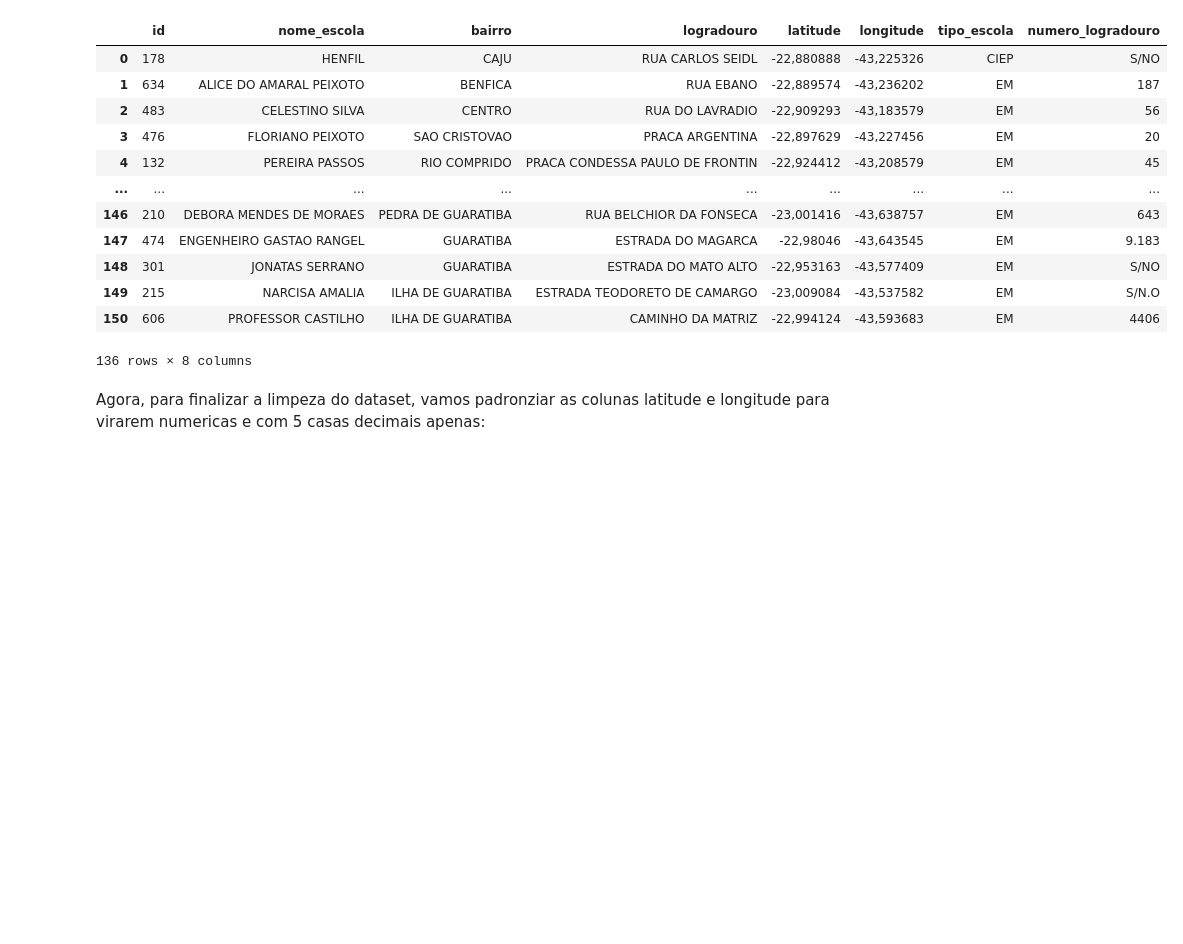
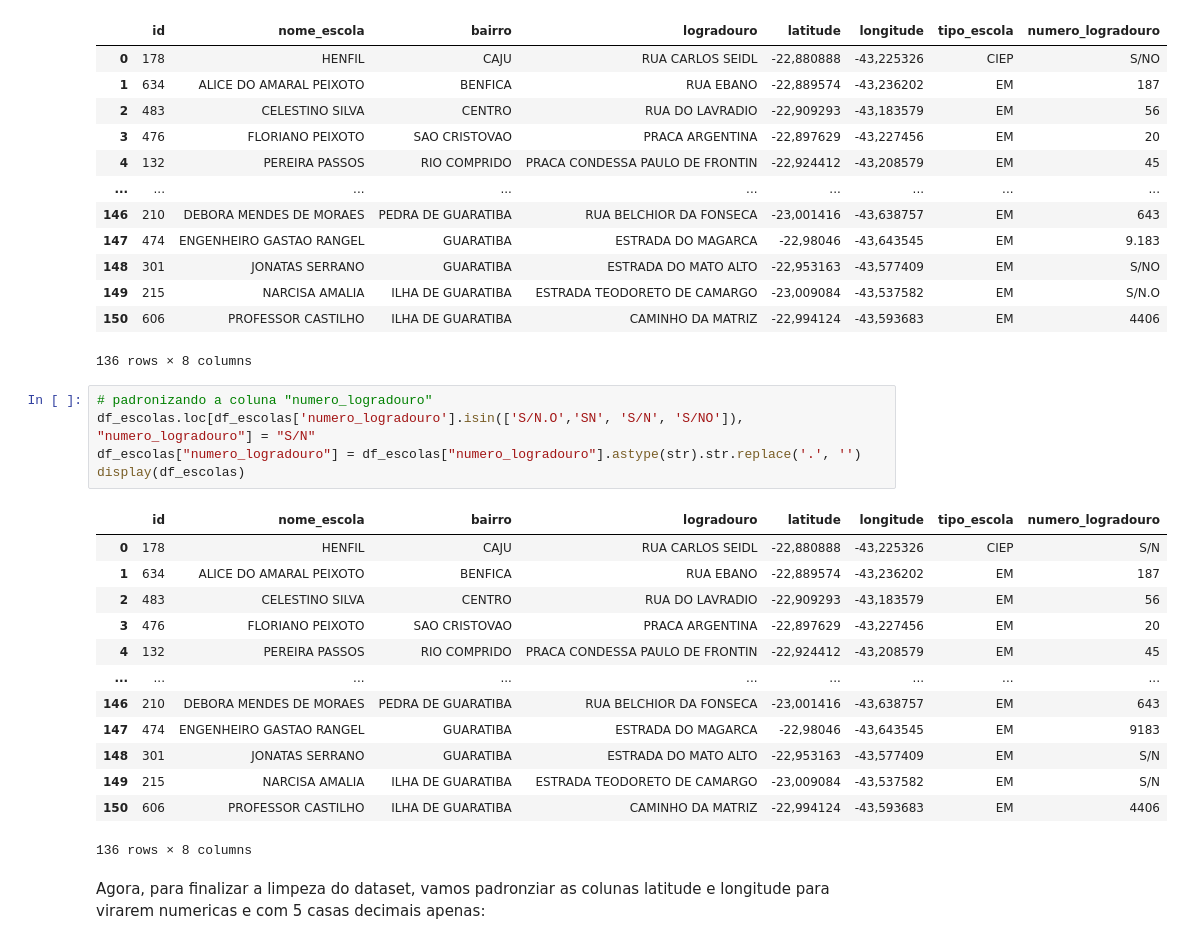
Before and after one commit to victorlemos1/tp-projetoescola, a Jupyter notebook: projeto.ipynb, the cells around one changed output. Cells and saved outputs as stored; diff of their text form; blank space fills up the shorter version.

```diff
--- a/projeto.ipynb
+++ b/projeto.ipynb
@@ -189,6 +188,25 @@ display(df_escolas)
 | 149 | 215 | NARCISA AMALIA | ILHA DE GUARATIBA | ESTRADA TEODORETO DE CAMARGO | -23,009084 | -43,537582 | EM | S/N.O |
 | 150 | 606 | PROFESSOR CASTILHO | ILHA DE GUARATIBA | CAMINHO DA MATRIZ | -22,994124 | -43,593683 | EM | 4406 |
 136 rows × 8 columns
+# %%
+# padronizando a coluna "numero_logradouro"
+df_escolas.loc[df_escolas['numero_logradouro'].isin(['S/N.O','SN', 'S/N', 'S/NO']), "numero_logradouro"] = "S/N"
+df_escolas["numero_logradouro"] = df_escolas["numero_logradouro"].astype(str).str.replace('.', '')
+display(df_escolas)
+# %% [output]
+|  | id | nome_escola | bairro | logradouro | latitude | longitude | tipo_escola | numero_logradouro |
+| 0 | 178 | HENFIL | CAJU | RUA CARLOS SEIDL | -22,880888 | -43,225326 | CIEP | S/N |
+| 1 | 634 | ALICE DO AMARAL PEIXOTO | BENFICA | RUA EBANO | -22,889574 | -43,236202 | EM | 187 |
+| 2 | 483 | CELESTINO SILVA | CENTRO | RUA DO LAVRADIO | -22,909293 | -43,183579 | EM | 56 |
+| 3 | 476 | FLORIANO PEIXOTO | SAO CRISTOVAO | PRACA ARGENTINA | -22,897629 | -43,227456 | EM | 20 |
+| 4 | 132 | PEREIRA PASSOS | RIO COMPRIDO | PRACA CONDESSA PAULO DE FRONTIN | -22,924412 | -43,208579 | EM | 45 |
+| ... | ... | ... | ... | ... | ... | ... | ... | ... |
+| 146 | 210 | DEBORA MENDES DE MORAES | PEDRA DE GUARATIBA | RUA BELCHIOR DA FONSECA | -23,001416 | -43,638757 | EM | 643 |
+| 147 | 474 | ENGENHEIRO GASTAO RANGEL | GUARATIBA | ESTRADA DO MAGARCA | -22,98046 | -43,643545 | EM | 9183 |
+| 148 | 301 | JONATAS SERRANO | GUARATIBA | ESTRADA DO MATO ALTO | -22,953163 | -43,577409 | EM | S/N |
+| 149 | 215 | NARCISA AMALIA | ILHA DE GUARATIBA | ESTRADA TEODORETO DE CAMARGO | -23,009084 | -43,537582 | EM | S/N |
+| 150 | 606 | PROFESSOR CASTILHO | ILHA DE GUARATIBA | CAMINHO DA MATRIZ | -22,994124 | -43,593683 | EM | 4406 |
+136 rows × 8 columns
 # %% [markdown]
 Agora, para finalizar a limpeza do dataset, vamos padronziar as colunas latitude e longitude para virarem numericas e com 5 casas decimais apenas:
 # %%
```
Also changed, not shown: parts of 28 cells of this notebook, 8 other files.
